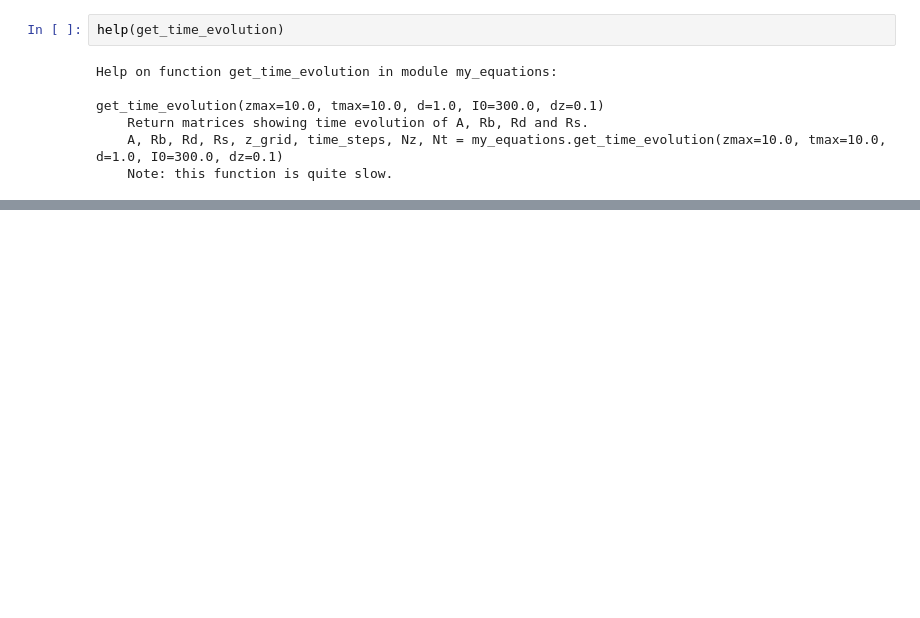
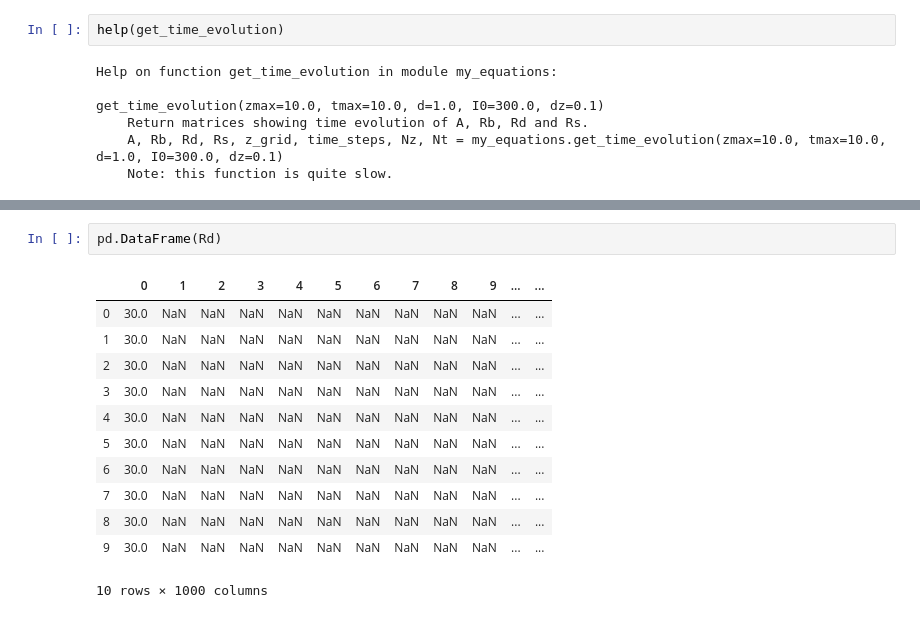
Before and after one commit to alisonpeard/phytoplankton_dynamics, a Jupyter notebook: Python Notebooks/Making Sure tmax=100 sufficient for stationary.ipynb, the cells around one changed output, grey strips where cells are left out. Drawn from its saved outputs; the diff is of its cells as text; blank space fills up the shorter version.

```diff
--- a/Python Notebooks/Making Sure tmax=100 sufficient for stationary.ipynb
+++ b/Python Notebooks/Making Sure tmax=100 sufficient for stationary.ipynb
@@ -20,3 +40,18 @@ A, Rb, Rd, Rs, z_grid, time_steps, Nz, Nt = get_time_evolution(zmax=zmax, tmax=t
+# %%
+pd.DataFrame(Rd)
+# %% [output]
+|  | 0 | 1 | 2 | 3 | 4 | 5 | 6 | 7 | 8 | 9 | ... | ... |
+| 0 | 30.0 | NaN | NaN | NaN | NaN | NaN | NaN | NaN | NaN | NaN | ... | ... |
+| 1 | 30.0 | NaN | NaN | NaN | NaN | NaN | NaN | NaN | NaN | NaN | ... | ... |
+| 2 | 30.0 | NaN | NaN | NaN | NaN | NaN | NaN | NaN | NaN | NaN | ... | ... |
+| 3 | 30.0 | NaN | NaN | NaN | NaN | NaN | NaN | NaN | NaN | NaN | ... | ... |
+| 4 | 30.0 | NaN | NaN | NaN | NaN | NaN | NaN | NaN | NaN | NaN | ... | ... |
+| 5 | 30.0 | NaN | NaN | NaN | NaN | NaN | NaN | NaN | NaN | NaN | ... | ... |
+| 6 | 30.0 | NaN | NaN | NaN | NaN | NaN | NaN | NaN | NaN | NaN | ... | ... |
+| 7 | 30.0 | NaN | NaN | NaN | NaN | NaN | NaN | NaN | NaN | NaN | ... | ... |
+| 8 | 30.0 | NaN | NaN | NaN | NaN | NaN | NaN | NaN | NaN | NaN | ... | ... |
+| 9 | 30.0 | NaN | NaN | NaN | NaN | NaN | NaN | NaN | NaN | NaN | ... | ... |
+10 rows × 1000 columns
 # %%
 # 3D Visualize
 %matplotlib notebook
```
Also changed, not shown: parts of 5 cells of this notebook, 2 other files.
